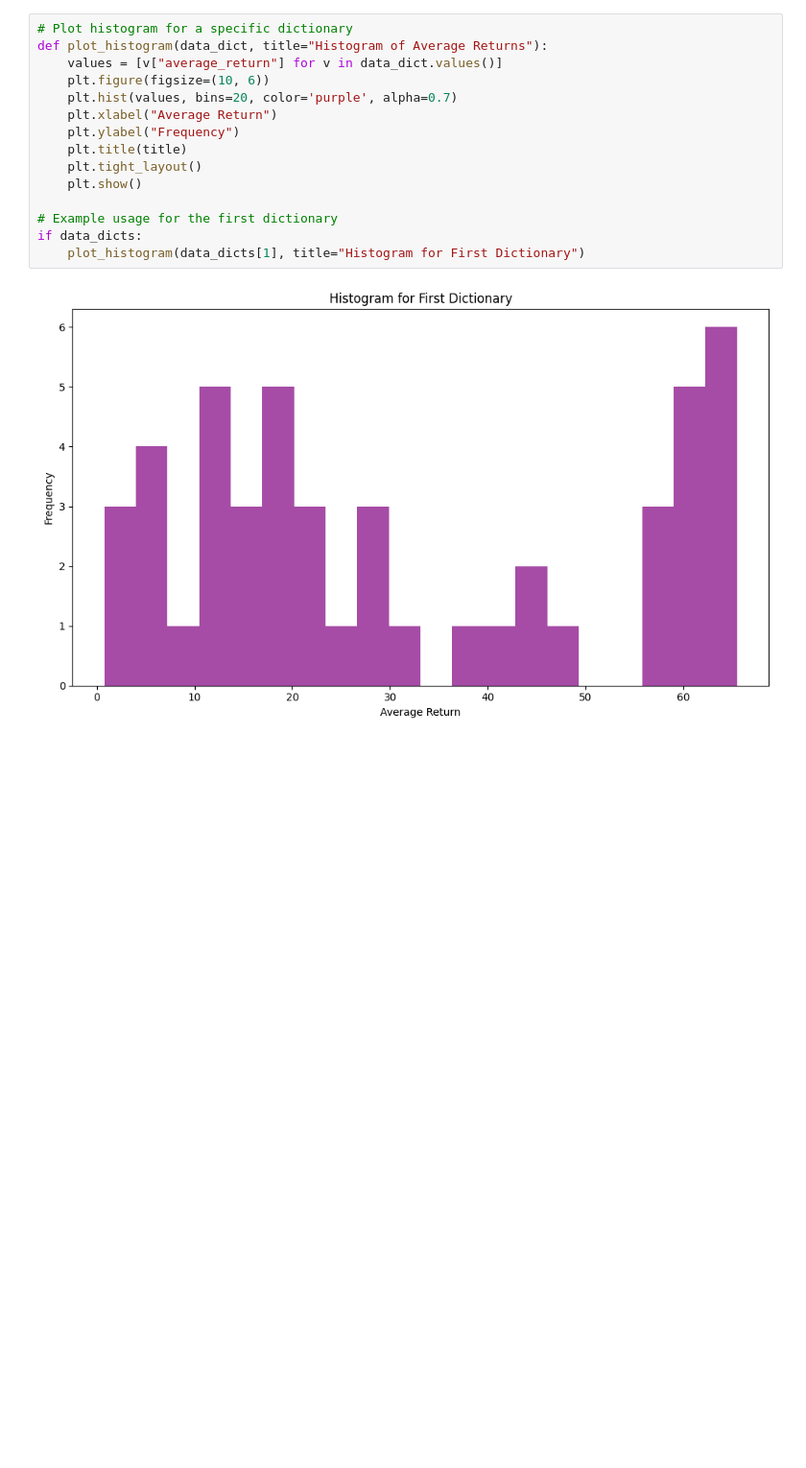
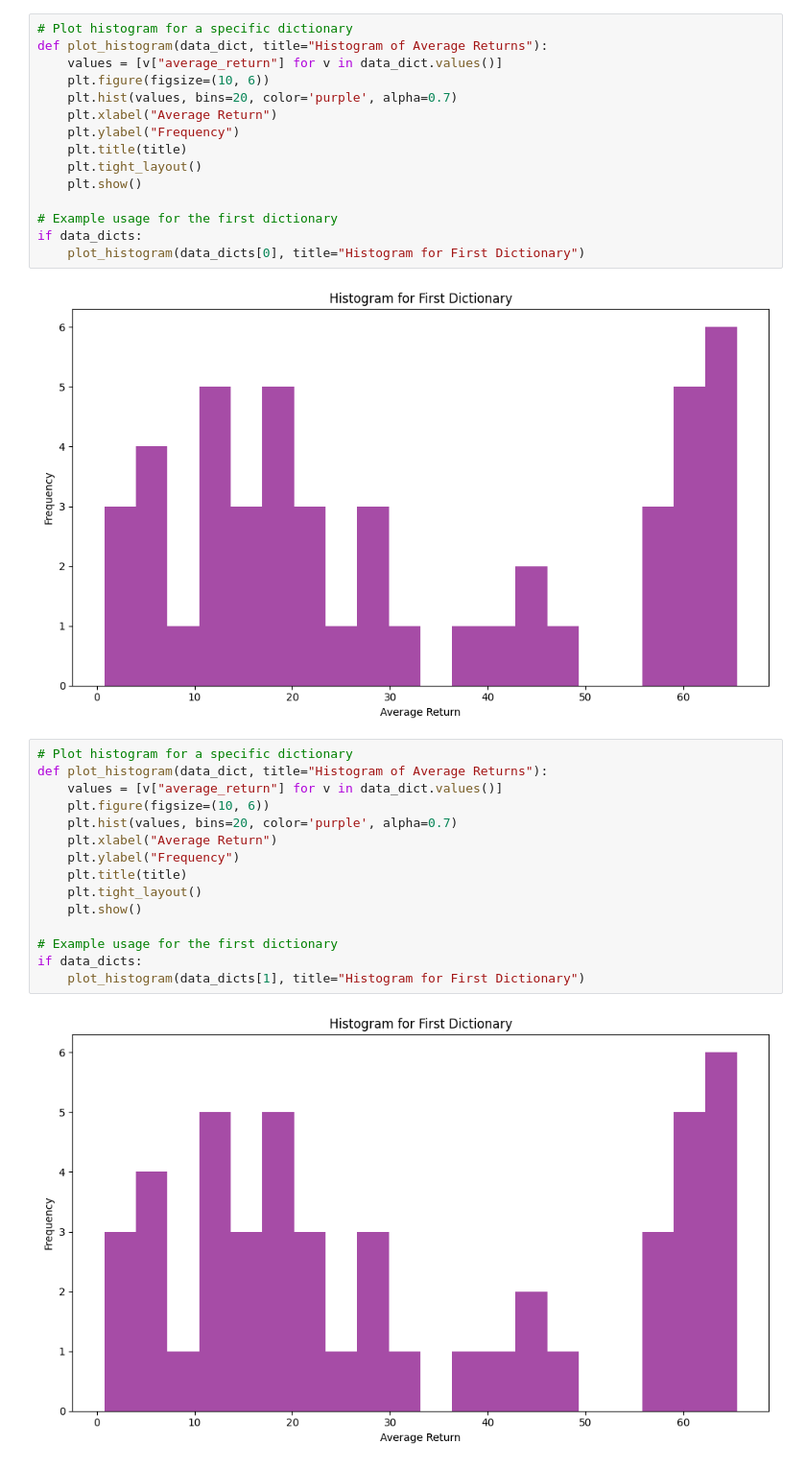
Before and after one commit to Dichen-Li/Adaptive-Embodiment, a Jupyter notebook: scripts/analyze_scaling_curve.ipynb, the cells around one changed output. Shown at 96% size. Cells and saved outputs as stored; diff of their text form; blank space fills up the shorter version.

```diff
--- a/scripts/analyze_scaling_curve.ipynb
+++ b/scripts/analyze_scaling_curve.ipynb
@@ -63,3 +95,20 @@ else:
+# %%
+# Plot histogram for a specific dictionary
+def plot_histogram(data_dict, title="Histogram of Average Returns"):
+    values = [v["average_return"] for v in data_dict.values()]
+    plt.figure(figsize=(10, 6))
+    plt.hist(values, bins=20, color='purple', alpha=0.7)
+    plt.xlabel("Average Return")
+    plt.ylabel("Frequency")
+    plt.title(title)
+    plt.tight_layout()
+    plt.show()
+
+# Example usage for the first dictionary
+if data_dicts:
+    plot_histogram(data_dicts[0], title="Histogram for First Dictionary")
+# %% [output]
+[figure, added]
 # %%
 # Plot histogram for a specific dictionary
 def plot_histogram(data_dict, title="Histogram of Average Returns"):
```
Also changed, not shown: parts of 3 cells of this notebook.
